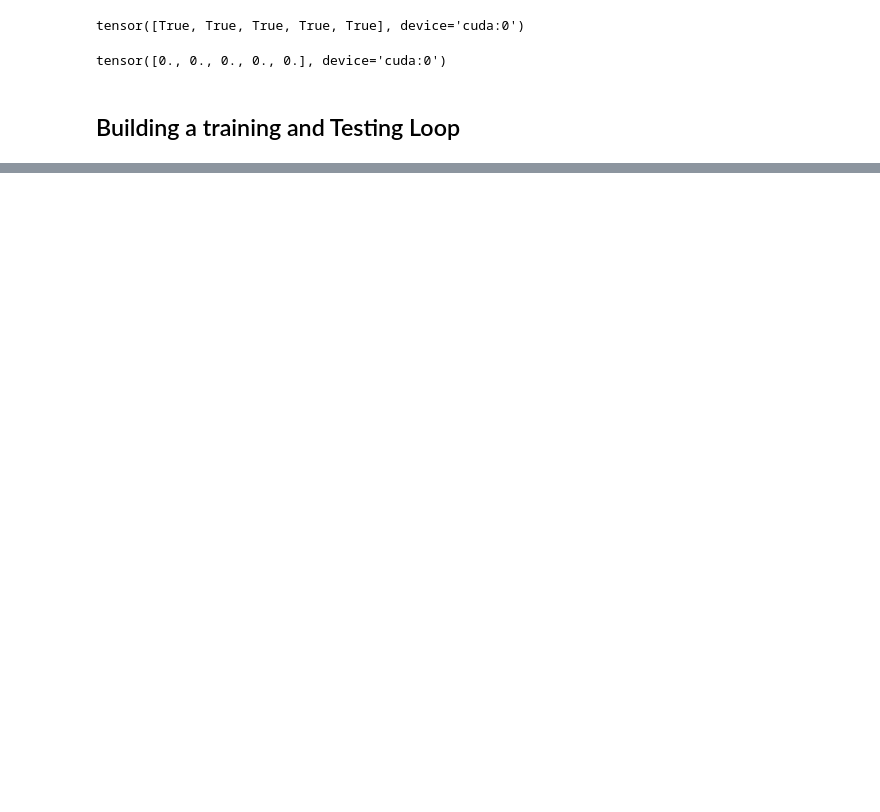
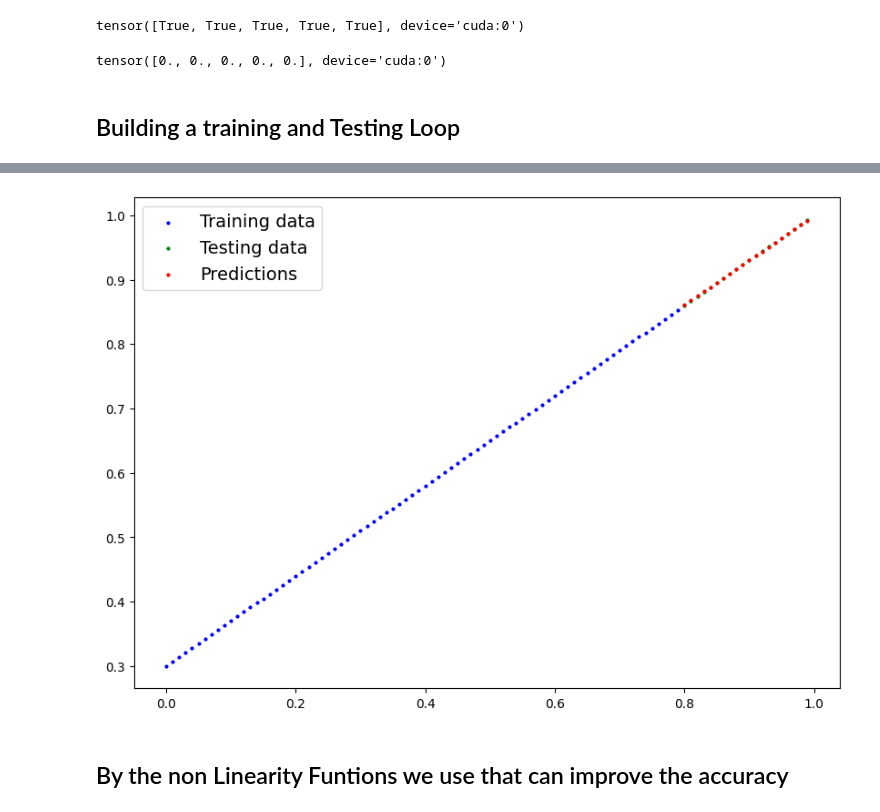
Before and after one commit to kishore779/Pytorch_Programming, a Jupyter notebook: 02_neural_network_pytorch.ipynb, the cells around one changed output, grey strips where cells are left out. Cells and saved outputs as stored; diff of their text form; code cells hidden in the pictures; blank space fills up the shorter version.

```diff
--- a/02_neural_network_pytorch.ipynb
+++ b/02_neural_network_pytorch.ipynb
@@ -300,0 +365,28 @@ plot_decision_boundary(model_0, X_test, y_test)
+# %%
+loss_fn = nn.L1Loss()
+optimizer = torch.optim.SGD(params= model_1.parameters(),
+                            lr = 0.01)
+# %%
+torch.manual_seed(42)
+torch.cuda.manual_seed(42)
+
+epochs = 1000
+
+X_train_reg, y_train_reg = X_train_reg.to(device), y_train_reg.to(device)
+X_test_reg, y_test_reg = X_test_reg.to(device), y_test_reg.to(device)
+
+for epoch in range(epochs):
+
+  model_1.train()
+  y_pred = model_1(X_train_reg)
+  loss = loss_fn(y_pred, y_train_reg)
+  optimizer.zero_grad()
+  loss.backward()
+  optimizer.step()
+
+  model_1.eval()
+  with torch.inference_mode():
+    test_pred = model_1(X_test_reg)
+    test_loss = loss_fn(test_pred, y_test_reg)
+  if epoch % 100 == 0:
+    print(f"Epoch:{epoch} | Loss: {loss:.5f} | Test_loss: {test_loss:.5f}")
@@ -300,0 +404,14 @@ plot_decision_boundary(model_0, X_test, y_test)
+# %%
+model_1.eval()
+with torch.inference_mode():
+  y_preds_ = model_1(X_test_reg)
+
+  plot_predictions(train_data=X_train_reg.cpu(),
+                   train_labels=y_train_reg.cpu(),
+                   test_data=X_test_reg.cpu(),
+                   test_labels=y_test_reg.cpu(),
+                   predictions=y_preds_.cpu())
+# %% [output]
+[figure, added]
+# %% [markdown]
+ ## By the non Linearity Funtions we use that can improve the accuracy
```
Also changed, not shown: parts of 24 cells of this notebook.
